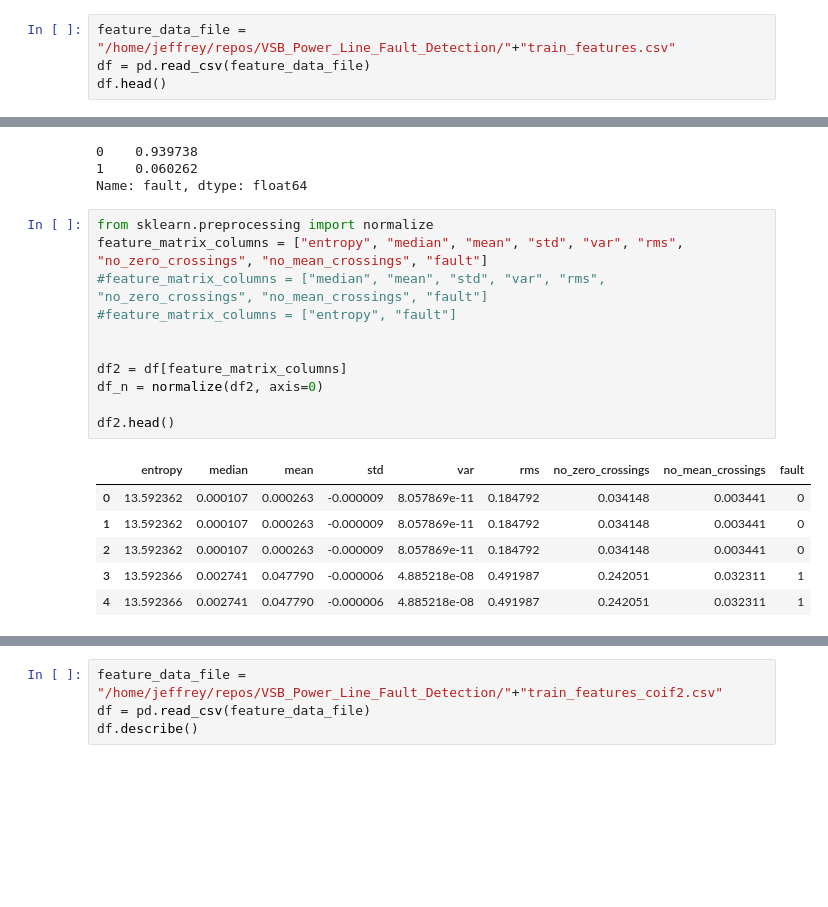
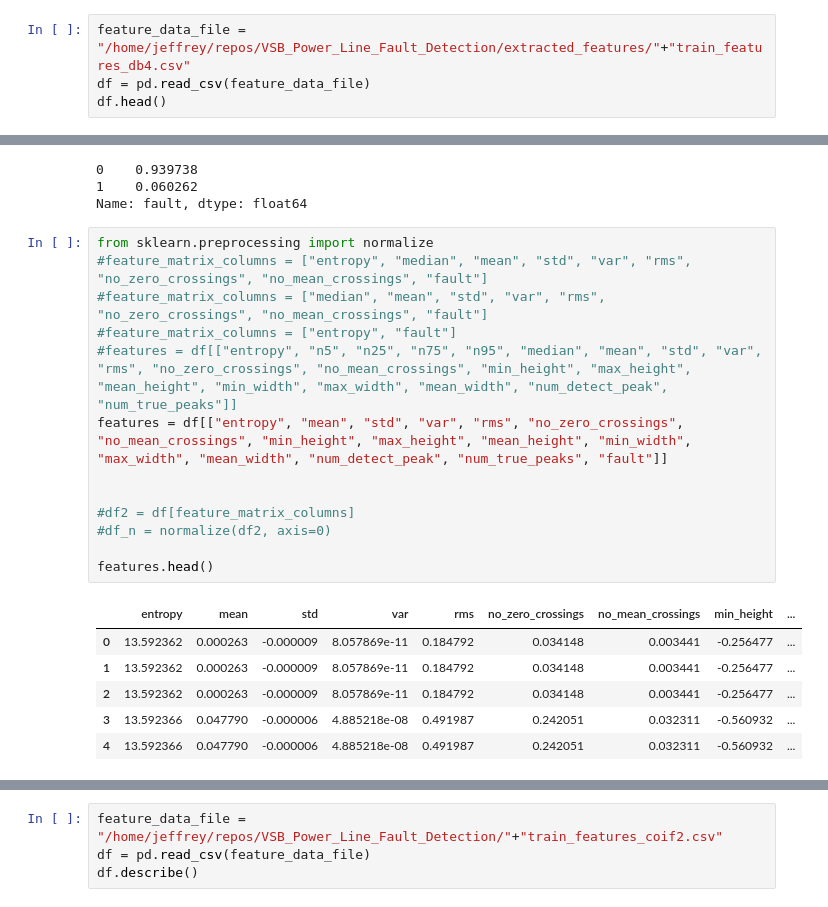
Before and after one commit to jeffreyegan/VSB_Power_Line_Fault_Detection, a Jupyter notebook: VSB_2_Extracted_Feature_Data_Exploration.ipynb, the cells around one changed output, grey strips where cells are left out. Drawn from its saved outputs; the diff is of its cells as text; blank space fills up the shorter version.

```diff
--- a/VSB_2_Extracted_Feature_Data_Exploration.ipynb
+++ b/VSB_2_Extracted_Feature_Data_Exploration.ipynb
@@ -4,7 +4,7 @@ import numpy as np
 from matplotlib import pyplot as plt
 import seaborn as sns
 # %%
-feature_data_file = "/home/jeffrey/repos/VSB_Power_Line_Fault_Detection/"+"train_features.csv"
+feature_data_file = "/home/jeffrey/repos/VSB_Power_Line_Fault_Detection/extracted_features/"+"train_features_db4.csv"
 df = pd.read_csv(feature_data_file)
 df.head()
 # %% [output]
@@ -34,22 +36,24 @@ df["fault"].value_counts()/len(df)  # imbalanced data set
 Name: fault, dtype: float64
 # %%
 from sklearn.preprocessing import normalize
-feature_matrix_columns = ["entropy", "median", "mean", "std", "var", "rms", "no_zero_crossings", "no_mean_crossings", "fault"]
+#feature_matrix_columns = ["entropy", "median", "mean", "std", "var", "rms", "no_zero_crossings", "no_mean_crossings", "fault"]
 #feature_matrix_columns = ["median", "mean", "std", "var", "rms", "no_zero_crossings", "no_mean_crossings", "fault"]
 #feature_matrix_columns = ["entropy", "fault"]
+#features = df[["entropy", "n5", "n25", "n75", "n95", "median", "mean", "std", "var", "rms", "no_zero_crossings", "no_mean_crossings", "min_height", "max_height", "mean_height", "min_width", "max_width", "mean_width", "num_detect_peak", "num_true_peaks"]]
+features = df[["entropy", "mean", "std", "var", "rms", "no_zero_crossings", "no_mean_crossings", "min_height", "max_height", "mean_height", "min_width", "max_width", "mean_width", "num_detect_peak", "num_true_peaks", "fault"]]
 
 
-df2 = df[feature_matrix_columns]
-df_n = normalize(df2, axis=0)
+#df2 = df[feature_matrix_columns]
+#df_n = normalize(df2, axis=0)
 
-df2.head()
+features.head()
 # %% [output]
-|  | entropy | median | mean | std | var | rms | no_zero_crossings | no_mean_crossings | fault |
-| 0 | 13.592362 | 0.000107 | 0.000263 | -0.000009 | 8.057869e-11 | 0.184792 | 0.034148 | 0.003441 | 0 |
-| 1 | 13.592362 | 0.000107 | 0.000263 | -0.000009 | 8.057869e-11 | 0.184792 | 0.034148 | 0.003441 | 0 |
-| 2 | 13.592362 | 0.000107 | 0.000263 | -0.000009 | 8.057869e-11 | 0.184792 | 0.034148 | 0.003441 | 0 |
-| 3 | 13.592366 | 0.002741 | 0.047790 | -0.000006 | 4.885218e-08 | 0.491987 | 0.242051 | 0.032311 | 1 |
-| 4 | 13.592366 | 0.002741 | 0.047790 | -0.000006 | 4.885218e-08 | 0.491987 | 0.242051 | 0.032311 | 1 |
+|  | entropy | mean | std | var | rms | no_zero_crossings | no_mean_crossings | min_height | ... |
+| 0 | 13.592362 | 0.000263 | -0.000009 | 8.057869e-11 | 0.184792 | 0.034148 | 0.003441 | -0.256477 | ... |
+| 1 | 13.592362 | 0.000263 | -0.000009 | 8.057869e-11 | 0.184792 | 0.034148 | 0.003441 | -0.256477 | ... |
+| 2 | 13.592362 | 0.000263 | -0.000009 | 8.057869e-11 | 0.184792 | 0.034148 | 0.003441 | -0.256477 | ... |
+| 3 | 13.592366 | 0.047790 | -0.000006 | 4.885218e-08 | 0.491987 | 0.242051 | 0.032311 | -0.560932 | ... |
+| 4 | 13.592366 | 0.047790 | -0.000006 | 4.885218e-08 | 0.491987 | 0.242051 | 0.032311 | -0.560932 | ... |
 # %%
 sns.set_style("whitegrid")
 #g = sns.PairGrid(df2)  # Create a Pair Grid Instance
```
Also changed, not shown: parts of 3 cells of this notebook, 12 other files.
